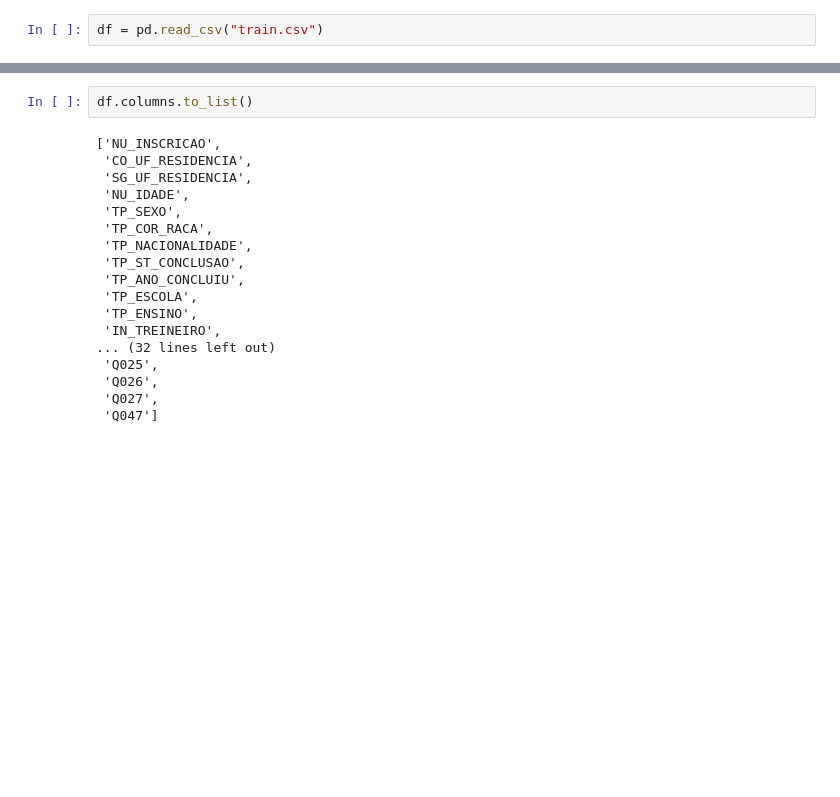
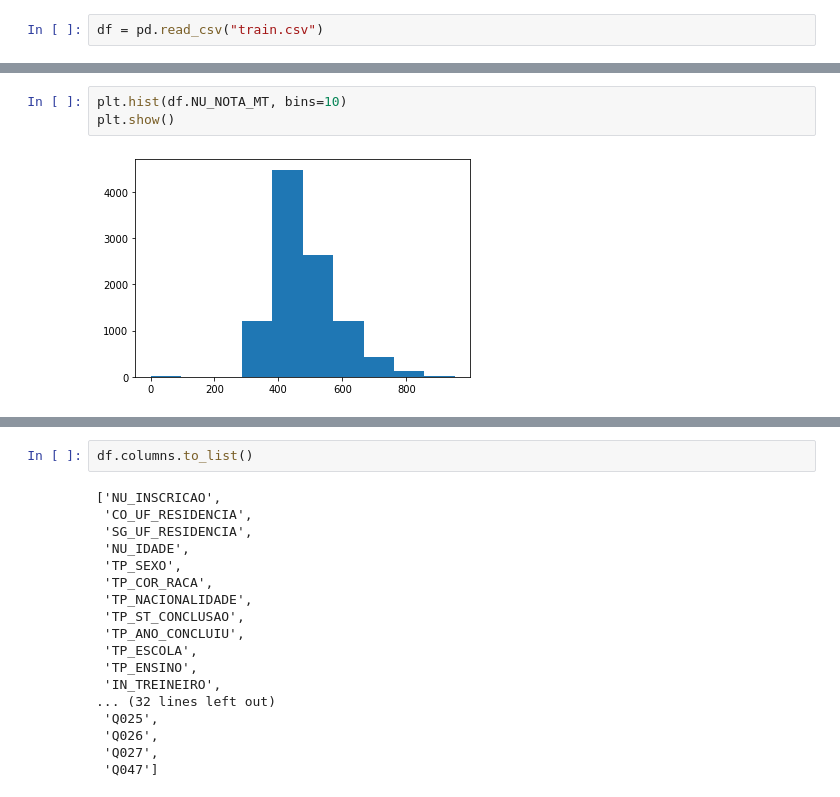
Before and after one commit to perinm/codenation2020, a Jupyter notebook: enem-2/CodeNation.ipynb, the cells around one changed output, grey strips where cells are left out. Saved outputs shown, nothing was run; the diff lists cells and outputs as text; blank space fills up the shorter version.

```diff
--- a/enem-2/CodeNation.ipynb
+++ b/enem-2/CodeNation.ipynb
@@ -21,0 +22,5 @@ NameError: name 'df' is not defined
+# %%
+plt.hist(df.NU_NOTA_MT, bins=10)
+plt.show()
+# %% [output]
+[figure, added]
```
Also changed, not shown: parts of 32 cells of this notebook.
